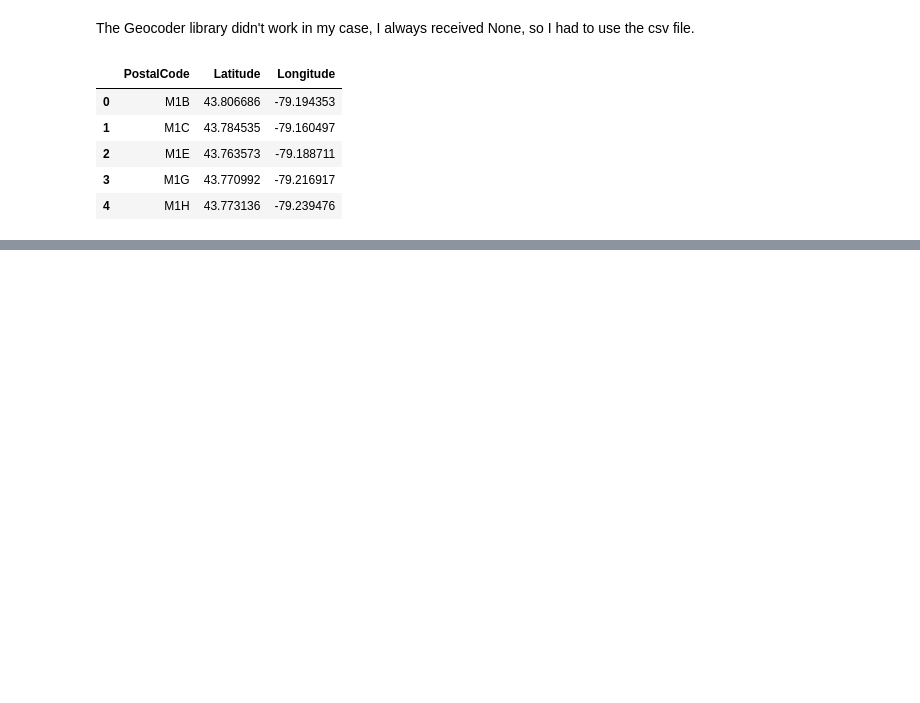
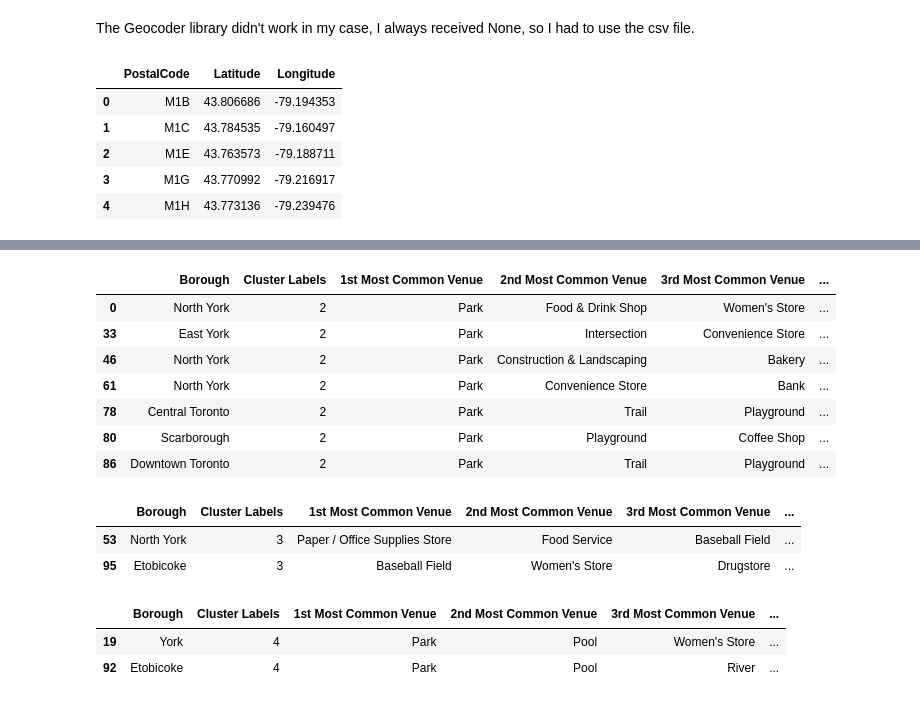
Before and after one commit to OkolelovV/Coursera_Applied_Data_Science_Capstone, a Jupyter notebook: Segmenting and Clustering Neighbourhoods in Toronto - Coursera Project.ipynb, the cells around one changed output, grey strips where cells are left out. Drawn from its saved outputs; the diff is of its cells as text; code cells hidden in the pictures; blank space fills up the shorter version.

```diff
--- a/Segmenting and Clustering Neighbourhoods in Toronto - Coursera Project.ipynb
+++ b/Segmenting and Clustering Neighbourhoods in Toronto - Coursera Project.ipynb
@@ -113,0 +435,23 @@ df.head()
+# %%
+toronto_merged.loc[toronto_merged['Cluster Labels'] == 2, toronto_merged.columns[ [1] + list(range(5, toronto_merged.shape[1]))] ]
+# %% [output]
+|  | Borough | Cluster Labels | 1st Most Common Venue | 2nd Most Common Venue | 3rd Most Common Venue | ... |
+| 0 | North York | 2 | Park | Food & Drink Shop | Women's Store | ... |
+| 33 | East York | 2 | Park | Intersection | Convenience Store | ... |
+| 46 | North York | 2 | Park | Construction & Landscaping | Bakery | ... |
+| 61 | North York | 2 | Park | Convenience Store | Bank | ... |
+| 78 | Central Toronto | 2 | Park | Trail | Playground | ... |
+| 80 | Scarborough | 2 | Park | Playground | Coffee Shop | ... |
+| 86 | Downtown Toronto | 2 | Park | Trail | Playground | ... |
+# %%
+toronto_merged.loc[toronto_merged['Cluster Labels'] == 3, toronto_merged.columns[ [1] + list(range(5, toronto_merged.shape[1]))] ]
+# %% [output]
+|  | Borough | Cluster Labels | 1st Most Common Venue | 2nd Most Common Venue | 3rd Most Common Venue | ... |
+| 53 | North York | 3 | Paper / Office Supplies Store | Food Service | Baseball Field | ... |
+| 95 | Etobicoke | 3 | Baseball Field | Women's Store | Drugstore | ... |
+# %%
+toronto_merged.loc[toronto_merged['Cluster Labels'] == 4, toronto_merged.columns[ [1] + list(range(5, toronto_merged.shape[1]))] ]
+# %% [output]
+|  | Borough | Cluster Labels | 1st Most Common Venue | 2nd Most Common Venue | 3rd Most Common Venue | ... |
+| 19 | York | 4 | Park | Pool | Women's Store | ... |
+| 92 | Etobicoke | 4 | Park | Pool | River | ... |
```
Also changed, not shown: parts of 41 cells of this notebook.
